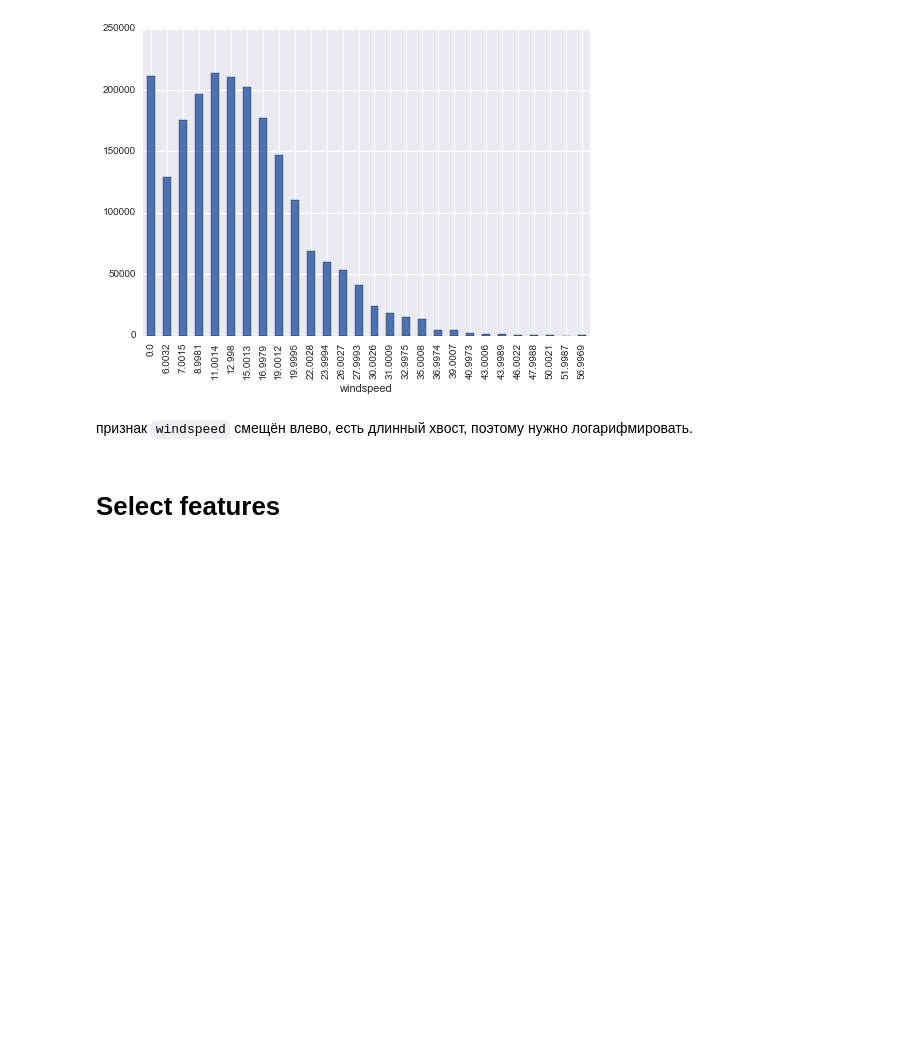
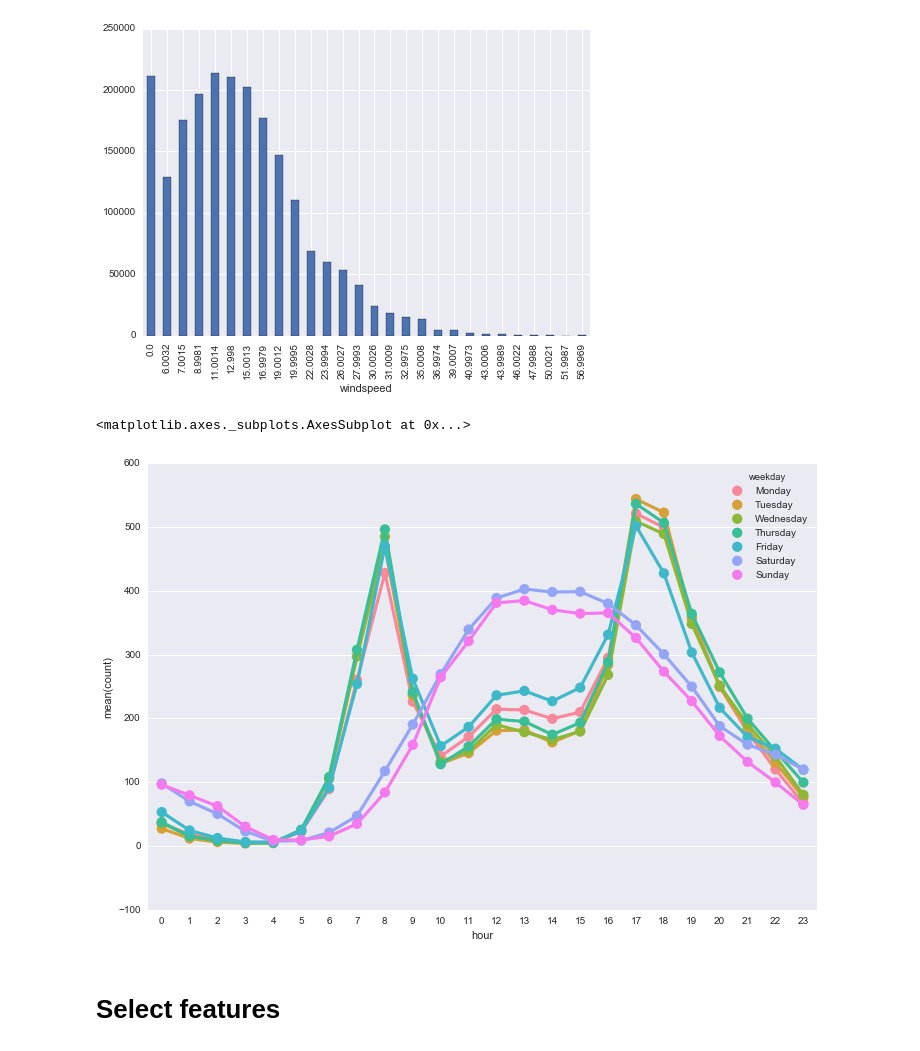
Before and after one commit to senior-sigan/ML_Competitions, a Jupyter notebook: kaggle_bike-sharing-demand/step_1_investigate.ipynb, the cells around one changed output. Saved outputs shown, nothing was run; the diff lists cells and outputs as text; code cells hidden in the pictures; blank space fills up the shorter version.

```diff
--- a/kaggle_bike-sharing-demand/step_1_investigate.ipynb
+++ b/kaggle_bike-sharing-demand/step_1_investigate.ipynb
@@ -199,8 +211,15 @@ train.groupby(['windspeed'])['count'].sum().plot(kind='bar')
 # %% [output]
 <matplotlib.axes._subplots.AxesSubplot at 0x...>
 [figure]
-# %% [markdown]
-признак `windspeed` смещён влево, есть длинный хвост, поэтому нужно логарифмировать.
+# %%
+plt.figure(figsize=(12,8))
+agg = pd.DataFrame(train.groupby(['hour', 'weekday'])['count'].mean().reset_index())
+weekday = ["Monday","Tuesday","Wednesday","Thursday","Friday","Saturday", "Sunday"]
+agg['weekday'] = agg['weekday'].apply(lambda w: weekday[w])
+sns.pointplot(x='hour', y='count', hue='weekday', data=agg)
+# %% [output]
+<matplotlib.axes._subplots.AxesSubplot at 0x...>
+[figure, added]
 # %% [markdown]
 # Select features
 # %%
```
Also changed, not shown: parts of 36 cells of this notebook.
